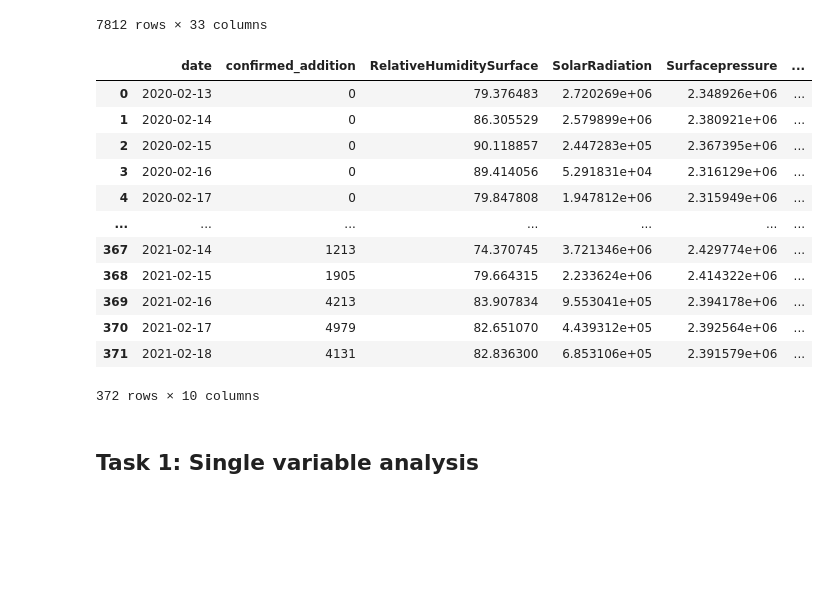
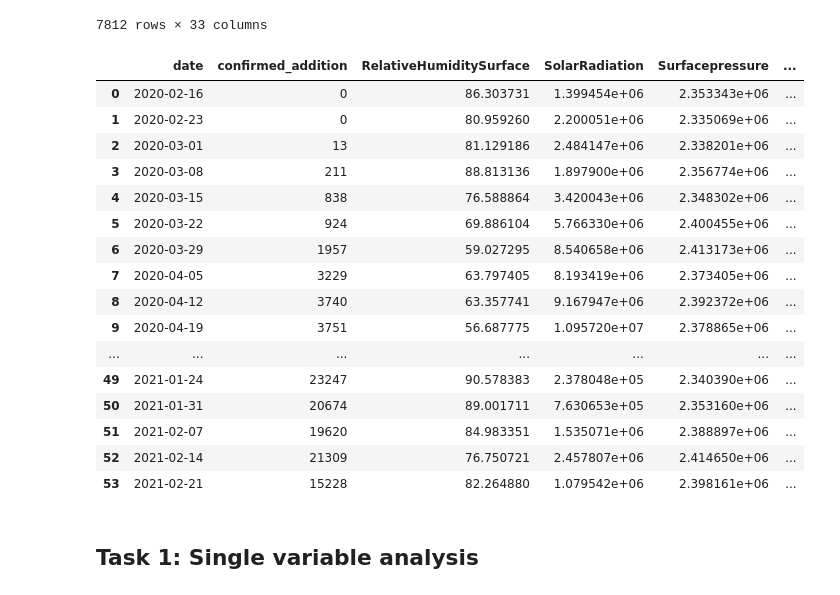
Before and after one commit to ranUser01/Covid-development-in-Sweden, a Jupyter notebook: notebooks/project_handin.ipynb, the cells around one changed output. Drawn from its saved outputs; the diff is of its cells as text; code cells hidden in the pictures; blank space fills up the shorter version.

```diff
--- a/notebooks/project_handin.ipynb
+++ b/notebooks/project_handin.ipynb
@@ -128,9 +128,9 @@ stringency_index = pd.read_csv("../data/external/owid-covid-data.csv")
 print('Empty cells: ',stringency_index.isna().any().any())
 
 '''Choosing only Sweden and dropping NAs'''
-stringency_index = stringency_index[stringency_index["iso_code"] == "SWE"][["date", "stringency_index"]].dropna()
+SE_stringency_index = stringency_index[stringency_index["iso_code"] == "SWE"][["date", "stringency_index"]].dropna()
 print('Empty cells after dropping NAs: ',stringency_index.isna().any().any())
 
-stringency_index
+SE_stringency_index
 # %% [output]
 Empty cells:  True
@@ -152,21 +152,21 @@ Empty cells after dropping NAs:  False
 <b> CREATING THE MAIN DATASET </b>
 # %%
 '''Merging weather data and additions data'''
-dataset = pd.merge(corona_additions,weather_data, on = ['iso3166-2','date'])
+SE_dataset = pd.merge(SE_corona,SE_weather, on = ['iso3166-2','date'])
 
-print('Lost rows from the weather data: ', weather_data.shape[0] - dataset.shape[0])
-print('Lost rows from the additions data: ', corona_additions.shape[0] - dataset.shape[0])
+print('Lost rows from the weather data: ', SE_weather.shape[0] - SE_dataset.shape[0])
+print('Lost rows from the additions data: ', SE_corona.shape[0] - SE_dataset.shape[0])
 
 
 '''Adding stringency index'''
-dataset = dataset.merge(stringency_index, on = "date") #regions have the strigency index on the same day
+SE_dataset = SE_dataset.merge(SE_stringency_index, on = "date") #regions have the strigency index on the same day
 
-print('Main dataset shape: ', dataset.shape)
+print('Main dataset shape: ', SE_dataset.shape)
 
 
-dataset['date'] = pd.to_datetime(dataset['date'], format='%Y-%m-%d')
+SE_dataset['date'] = pd.to_datetime(SE_dataset['date'], format='%Y-%m-%d')
 
-dataset
+SE_dataset
 # %% [output]
 Lost rows from the weather data:  63
 Lost rows from the additions data:  189
@@ -216,38 +216,44 @@ dataset_fixed_effects
 # %%
 '''Creating dataset by date'''
 
 # cases are summed up and weather variables are averaged (meaned)
-dataset_by_date = dataset.groupby(by = 'date')['confirmed_addition'].sum().reset_index()
-dataset_by_week = dataset_by_date.groupby(pd.Grouper(key = 'date', freq = 'W')).sum().reset_index()
-dataset_by_month = dataset_by_date.groupby(pd.Grouper(key = 'date', freq = 'M')).sum().reset_index()
-
-temp_dataset_date = dataset.groupby(by = 'date').mean()
-temp_dataset_date = temp_dataset_date.loc[:, temp_dataset_date.columns!='confirmed_addition']
-
-temp_dataset_week = dataset_by_date.groupby(pd.Grouper(key = 'date', freq = 'W')).sum().reset_index()
-temp_dataset_month = dataset_by_date.groupby(pd.Grouper(key = 'date', freq = 'M')).sum().reset_index()
+SE_dataset_by_date = SE_dataset.groupby(by = 'date')['confirmed_addition'].sum().reset_index()
+SE_dataset_by_week = SE_dataset_by_date.groupby(pd.Grouper(key = 'date', freq = 'W')).sum().reset_index()
+SE_dataset_by_month = SE_dataset_by_date.groupby(pd.Grouper(key = 'date', freq = 'M')).sum().reset_index()
 
 
+temp_dataset_date = SE_dataset.groupby(by = 'date').mean()
+temp_dataset_date = temp_dataset_date.loc[:, temp_dataset_date.columns!='confirmed_addition']
+SE_dataset_by_date = SE_dataset_by_date.merge(temp_dataset_date, on ='date')
 
-dataset_by_date = dataset_by_date.merge(temp_dataset_date, on ='date')
-dataset_by_week = dataset_by_date.merge(temp_dataset_week, on ='date')
-dataset_by_month = dataset_by_date.merge(temp_dataset_month, on ='date')
+temp_dataset_week = SE_dataset.groupby(pd.Grouper(key = 'date', freq = 'W')).mean()
+temp_dataset_week = temp_dataset_week.loc[:, temp_dataset_week.columns!='confirmed_addition']
+SE_dataset_by_week = SE_dataset_by_week.merge(temp_dataset_week, on ='date')
 
-dataset_by_date
+temp_dataset_month = SE_dataset.groupby(pd.Grouper(key = 'date', freq = 'M')).mean()
+temp_dataset_month = temp_dataset_month.loc[:, temp_dataset_month.columns!='confirmed_addition']
+SE_dataset_by_month = SE_dataset_by_month.merge(temp_dataset_month, on ='date')
+
+
+SE_dataset_by_week
 # %% [output]
 |  | date | confirmed_addition | RelativeHumiditySurface | SolarRadiation | Surfacepressure | ... |
-| 0 | 2020-02-13 | 0 | 79.376483 | 2.720269e+06 | 2.348926e+06 | ... |
-| 1 | 2020-02-14 | 0 | 86.305529 | 2.579899e+06 | 2.380921e+06 | ... |
-| 2 | 2020-02-15 | 0 | 90.118857 | 2.447283e+05 | 2.367395e+06 | ... |
-| 3 | 2020-02-16 | 0 | 89.414056 | 5.291831e+04 | 2.316129e+06 | ... |
-| 4 | 2020-02-17 | 0 | 79.847808 | 1.947812e+06 | 2.315949e+06 | ... |
+| 0 | 2020-02-16 | 0 | 86.303731 | 1.399454e+06 | 2.353343e+06 | ... |
+| 1 | 2020-02-23 | 0 | 80.959260 | 2.200051e+06 | 2.335069e+06 | ... |
+| 2 | 2020-03-01 | 13 | 81.129186 | 2.484147e+06 | 2.338201e+06 | ... |
+| 3 | 2020-03-08 | 211 | 88.813136 | 1.897900e+06 | 2.356774e+06 | ... |
+| 4 | 2020-03-15 | 838 | 76.588864 | 3.420043e+06 | 2.348302e+06 | ... |
+| 5 | 2020-03-22 | 924 | 69.886104 | 5.766330e+06 | 2.400455e+06 | ... |
+| 6 | 2020-03-29 | 1957 | 59.027295 | 8.540658e+06 | 2.413173e+06 | ... |
+| 7 | 2020-04-05 | 3229 | 63.797405 | 8.193419e+06 | 2.373405e+06 | ... |
+| 8 | 2020-04-12 | 3740 | 63.357741 | 9.167947e+06 | 2.392372e+06 | ... |
+| 9 | 2020-04-19 | 3751 | 56.687775 | 1.095720e+07 | 2.378865e+06 | ... |
 | ... | ... | ... | ... | ... | ... | ... |
-| 367 | 2021-02-14 | 1213 | 74.370745 | 3.721346e+06 | 2.429774e+06 | ... |
-| 368 | 2021-02-15 | 1905 | 79.664315 | 2.233624e+06 | 2.414322e+06 | ... |
-| 369 | 2021-02-16 | 4213 | 83.907834 | 9.553041e+05 | 2.394178e+06 | ... |
-| 370 | 2021-02-17 | 4979 | 82.651070 | 4.439312e+05 | 2.392564e+06 | ... |
-| 371 | 2021-02-18 | 4131 | 82.836300 | 6.853106e+05 | 2.391579e+06 | ... |
+| 49 | 2021-01-24 | 23247 | 90.578383 | 2.378048e+05 | 2.340390e+06 | ... |
+| 50 | 2021-01-31 | 20674 | 89.001711 | 7.630653e+05 | 2.353160e+06 | ... |
+| 51 | 2021-02-07 | 19620 | 84.983351 | 1.535071e+06 | 2.388897e+06 | ... |
+| 52 | 2021-02-14 | 21309 | 76.750721 | 2.457807e+06 | 2.414650e+06 | ... |
+| 53 | 2021-02-21 | 15228 | 82.264880 | 1.079542e+06 | 2.398161e+06 | ... |
-372 rows × 10 columns
 # %% [markdown]
 <h2> Task 1: Single variable analysis  </h2>
 # %% [markdown]
```
Also changed, not shown: parts of 32 cells of this notebook.
